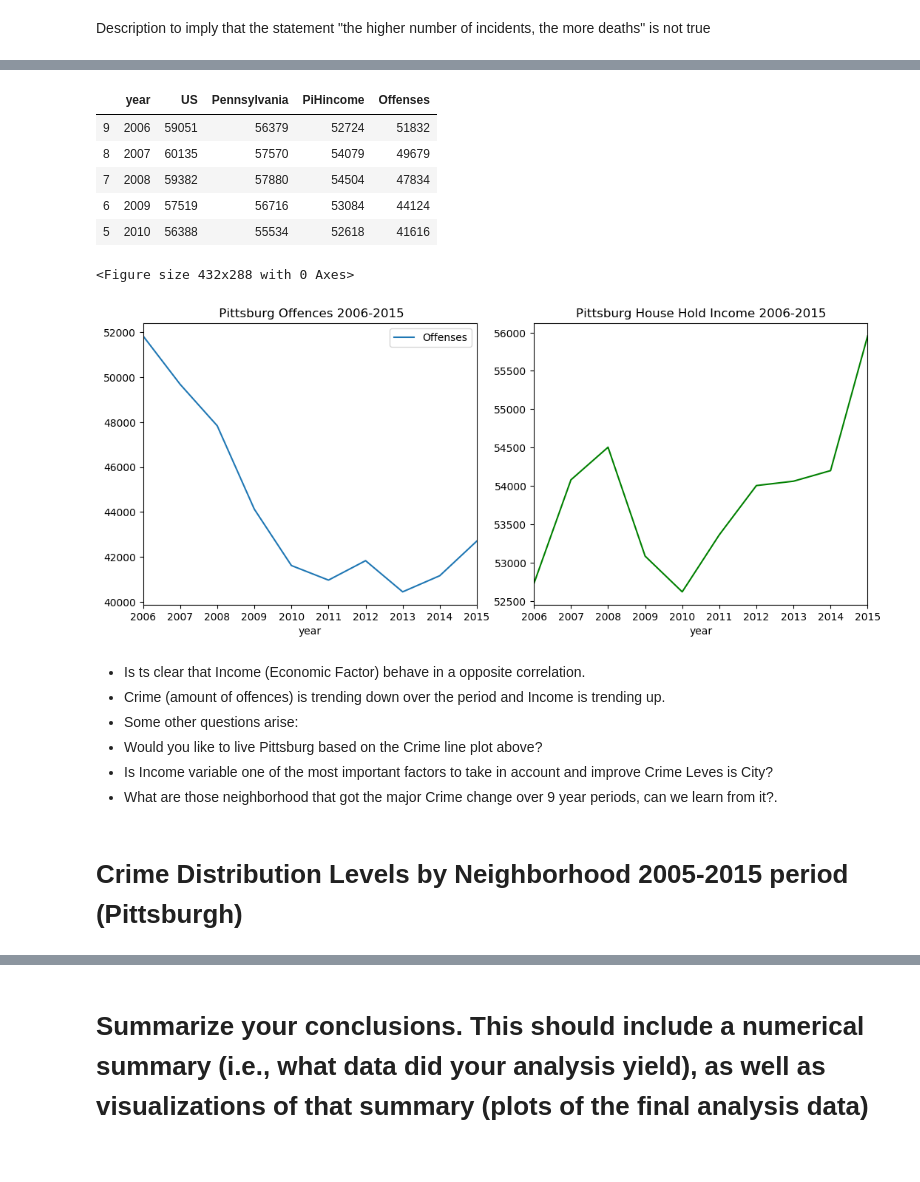
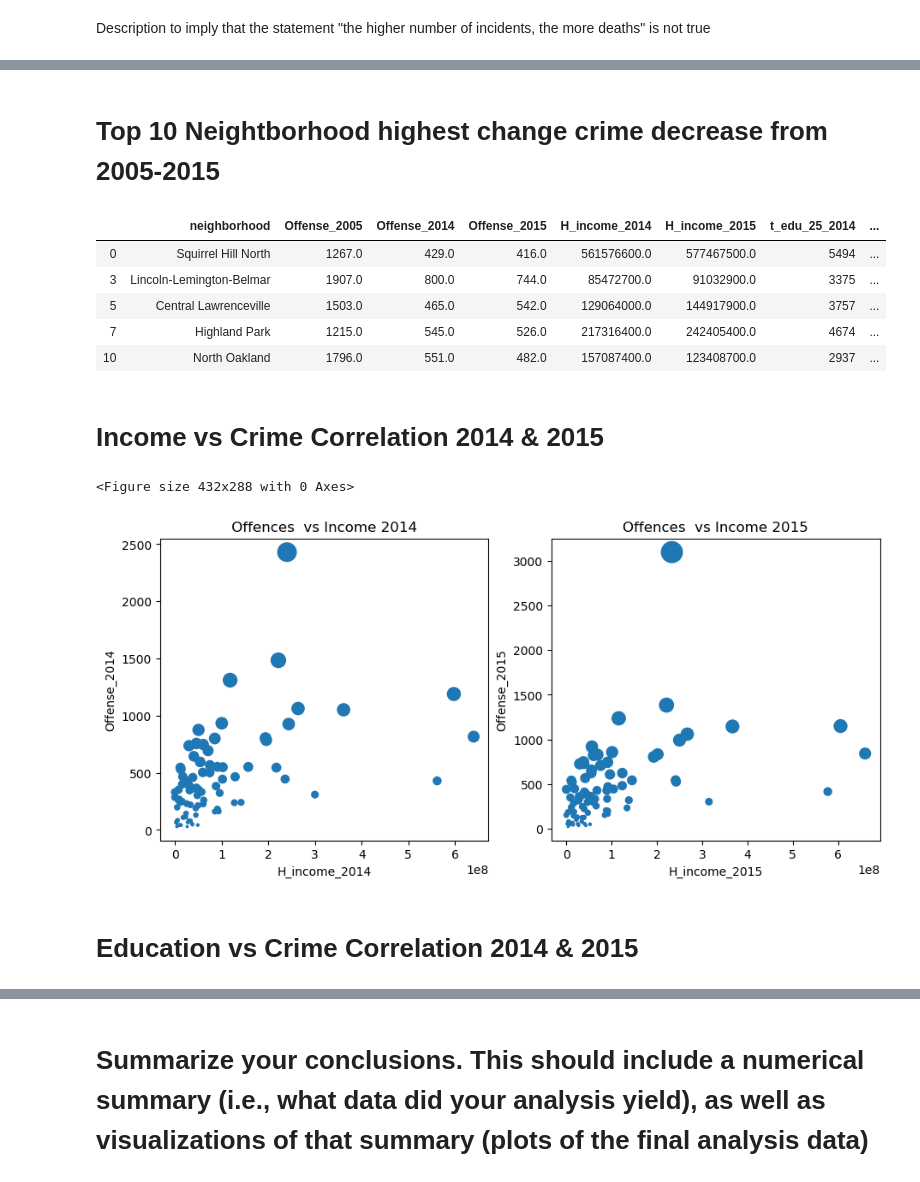
Before and after one commit to palolo02/Project1, a Jupyter notebook: Crime in US.ipynb, the cells around one changed output, grey strips where cells are left out. Drawn from its saved outputs; the diff is of its cells as text; code cells hidden in the pictures.

```diff
--- a/Crime in US.ipynb
+++ b/Crime in US.ipynb
@@ -166,6 +166,7 @@ Loading typeDF
 #Mike:
 # Dependencies and Setup
 
+# Dependencies and Setup
 import matplotlib.pyplot as plt
 import pandas as pd
 import numpy as np
@@ -177,14 +178,15 @@ import datetime
 import os
 
 from scipy.stats import linregress
-
 try:
 
     #Load File (CSV)
+    print("Loading files")
     file_ori_blotter = "Resources/P_archive-police-blotter_ok.csv"
     f_income_p_all = "Resources/P_income_pittsburg_byyear.csv"
     f_income_p_14= "Resources/P_h_income_2014.csv"
     f_income_p_15= "Resources/P_h_income_2015.csv"
+    f_us_edu_05_15 = "Resources/P_us_edu_1995_2015.csv"
     f_edu_p_14 ="Resources/P_educational-attainment-for-the-population-25-years-and-over_2014_ok.csv"
     f_edu_p_15="Resources/P_educational-attainment-for-the-population-25-years-and-over_2015_ok.csv"
     ori_blotter_df = pd.read_csv(file_ori_blotter, dtype={"pk": object})
@@ -194,10 +196,12 @@ try:
     ori_inc_p_14_df = pd.read_csv(f_income_p_14, dtype={"Estimate; Aggregate household income in the past 12 months (in 2014 Inflation-adjusted dollars)": float})
     ori_inc_p_15_df = pd.read_csv(f_income_p_15, dtype={"Estimate; Aggregate household income in the past 12 months (in 2015 Inflation-adjusted dollars)":float})
     ori_edu_p_14_df = pd.read_csv(f_edu_p_14)
-    ori_edu_p_14_df = pd.read_csv(f_edu_p_15)
+    ori_edu_p_15_df = pd.read_csv(f_edu_p_15)
+    ori_us_edu_05_15_df = pd.read_csv(f_us_edu_05_15)
     v_fori_blo_df = ori_blotter_df
-    display(ori_edu_p_14_df.head())
+    #display(ori_us_edu_05_15_df.head())
 except Exception:
      print("No  files found")
+print("Loading done")
 #os.getcwd()
 # %% [output]
@@ -732,0 +937,8 @@ v_grp_metrics_df.sort_values(by=['year'], inplace=True)
+# %%
+# I dentify the most important crime rate decrease by neighborhood over time
+
+v_met_over_per_c_df=v_met_com_crime_df
+#v_met_over_per_c_df=v_met_com_crime_df[(v_met_com_crime_df['CPer_Of_05_15']<=-0.30) & (v_met_com_crime_df['Offense_2005']>500)]
+
+#display(v_met_over_per_c_df.head())
+#display(v_met_over_per_c_df.count())
@@ -733,35 +955,37 @@ v_grp_metrics_df.sort_values(by=['year'], inplace=True)
+# %% [markdown]
+# Top 10 Neightborhood highest change crime decrease from 2005-2015
+# %%
+#Stablish the selection criteria  and get the top 10 list
+v_top_over_per_c_df=v_met_com_crime_df[(v_met_com_crime_df['CPer_Of_05_15']<=-0.50) & (v_met_com_crime_df['Offense_2005']>1000)]
+
+display(v_top_over_per_c_df.head(5))
+#display(v_top_over_per_c_df.count())
+# %% [output]
+|  | neighborhood | Offense_2005 | Offense_2014 | Offense_2015 | H_income_2014 | H_income_2015 | t_edu_25_2014 | ... |
+| 0 | Squirrel Hill North | 1267.0 | 429.0 | 416.0 | 561576600.0 | 577467500.0 | 5494 | ... |
+| 3 | Lincoln-Lemington-Belmar | 1907.0 | 800.0 | 744.0 | 85472700.0 | 91032900.0 | 3375 | ... |
+| 5 | Central Lawrenceville | 1503.0 | 465.0 | 542.0 | 129064000.0 | 144917900.0 | 3757 | ... |
+| 7 | Highland Park | 1215.0 | 545.0 | 526.0 | 217316400.0 | 242405400.0 | 4674 | ... |
+| 10 | North Oakland | 1796.0 | 551.0 | 482.0 | 157087400.0 | 123408700.0 | 2937 | ... |
+# %% [markdown]
+# Income vs Crime Correlation 2014 & 2015
 # %%
-display(v_grp_metrics_df.head(5))
-
 # Offence plot
 fig = plt.figure()
-fig = plt.figure(figsize=(11,5), dpi=100)
+fig = plt.figure(figsize=(10,5), dpi=100)
 ax1 = fig.add_subplot(121)
-ax = v_grp_metrics_df.plot(x='year',  y='Offenses', ax=ax1, kind="line",
-                           legend = True, title = " Pittsburg Offences 2006-2015")
+ax = v_met_over_per_c_df.plot(x='H_income_2014',  y='Offense_2014', ax=ax1, kind="scatter",
+                           legend = True, title = " Offences  vs Income 2014 ",s=(v_met_over_per_c_df.Offense_2014)/10)
 
-# House hold income plot
+# plot results Offense by neighborhood
 ax2 = fig.add_subplot(122)
-fig.tight_layout(pad=2.0)
-ax = v_grp_metrics_df.plot(x='year',  y='PiHincome', ax=ax2, kind="line", color="green",
-                           legend = False, title = "Pittsburg House Hold Income 2006-2015")
-#ax.set(ylabel='')
+fig.tight_layout(pad=3.0)
 
 
+ax = v_met_over_per_c_df.plot(x='H_income_2015',  y='Offense_2015', ax=ax2, kind="scatter",
+                           legend = False, title = "Offences  vs Income 2015",s=(v_met_over_per_c_df.Offense_2015)/10)
+
 plt.show()
 # %% [output]
-|  | year | US | Pennsylvania | PiHincome | Offenses |
-| 9 | 2006 | 59051 | 56379 | 52724 | 51832 |
-| 8 | 2007 | 60135 | 57570 | 54079 | 49679 |
-| 7 | 2008 | 59382 | 57880 | 54504 | 47834 |
-| 6 | 2009 | 57519 | 56716 | 53084 | 44124 |
-| 5 | 2010 | 56388 | 55534 | 52618 | 41616 |
 <Figure size 432x288 with 0 Axes>
-[figure, old version]
+[figure, new version]
-# %% [markdown]
-* Is ts clear that Income (Economic Factor) behave in a opposite correlation.
-* Crime (amount of offences) is trending down over the period and Income is trending up.
-* Some other questions arise:
-* Would you like to live Pittsburg based on the Crime line plot above?
-* Is Income variable one of the most important factors to take in account and improve Crime Leves is City?
-* What are those neighborhood that got the major Crime change over 9 year periods, can we learn from it?.
@@ -798,3 +992,3 @@ v_grp_metrics_20_df=v_grp_met_nec_df
-# %% [markdown]
-# Crime Distribution Levels by Neighborhood  2005-2015 period (Pittsburgh)
+# %% [markdown]
+# Education vs Crime Correlation 2014 & 2015
 # %%
```
Also changed, not shown: parts of 24 cells of this notebook, 1 other file.
